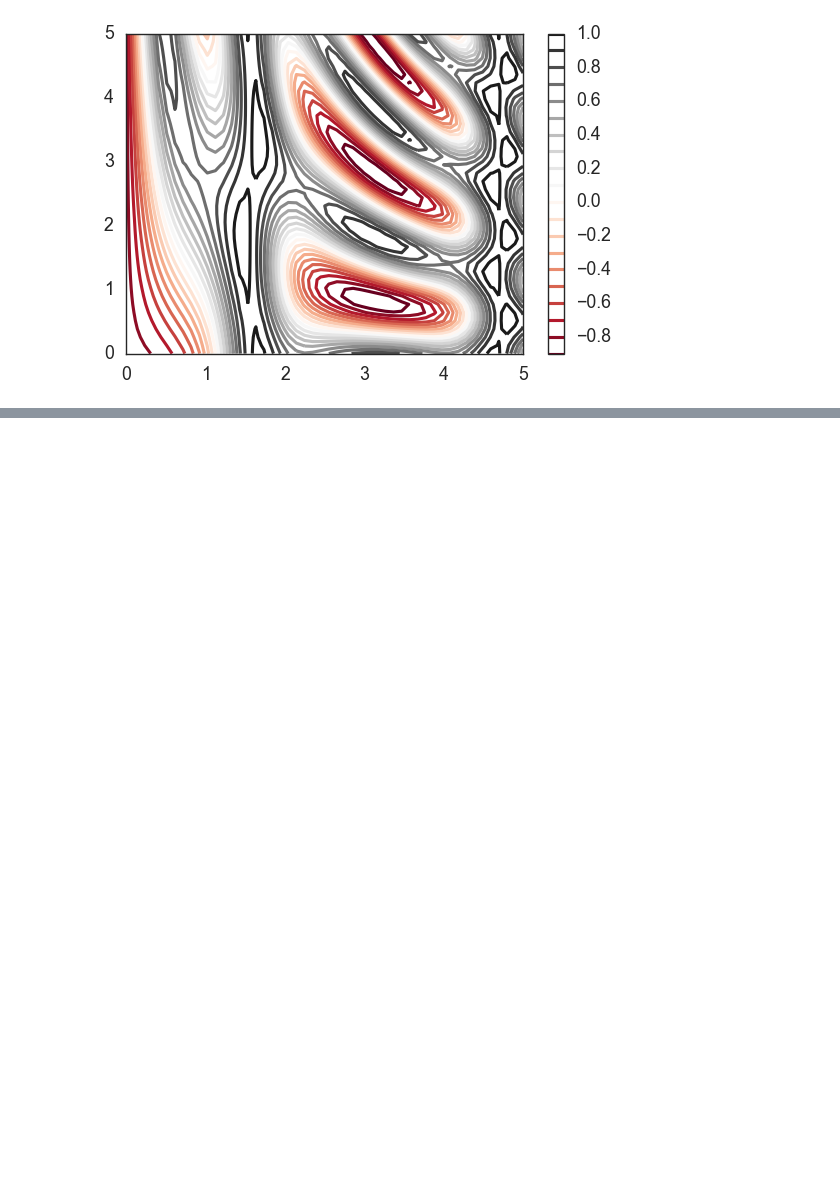
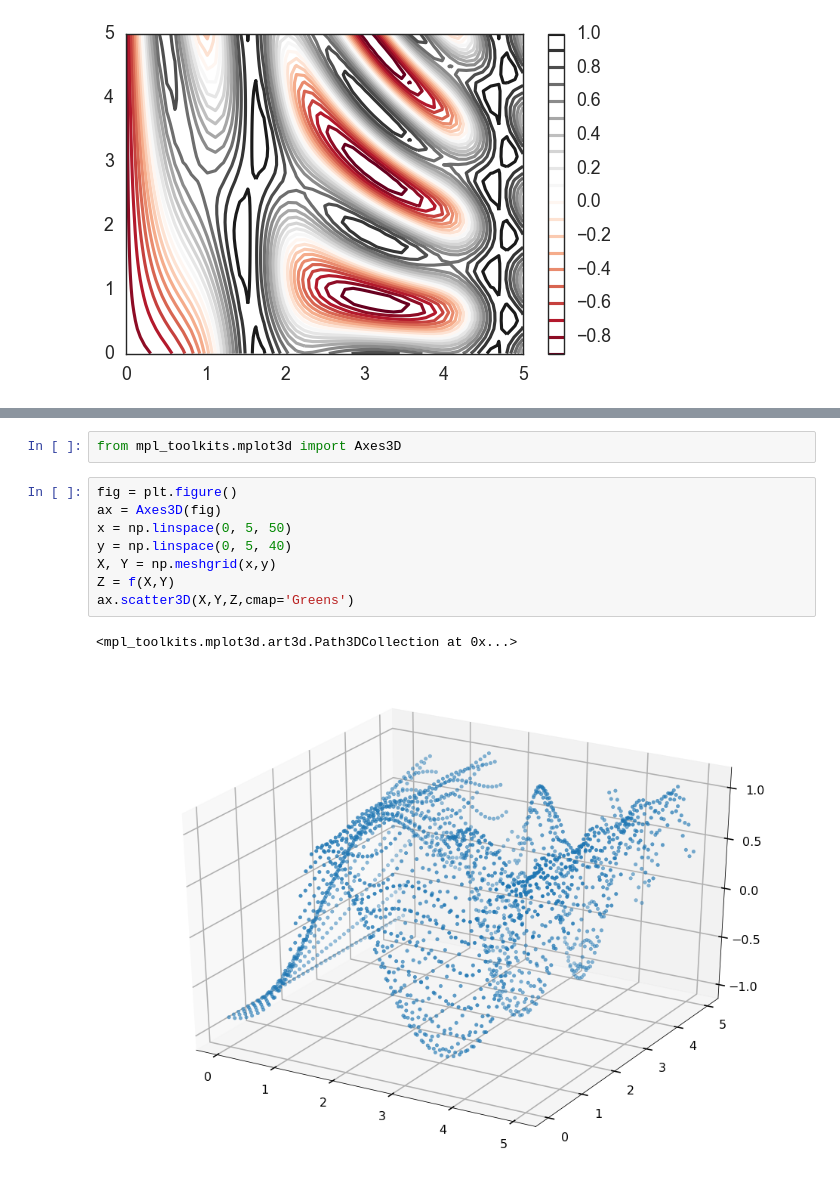
Before and after one commit to riversxiao/datamining, a Jupyter notebook: datavisualization/Basic_Matplotlib.ipynb, the cells around one changed output, grey strips where cells are left out. Drawn from its saved outputs; the diff is of its cells as text; blank space fills up the shorter version.

```diff
--- a/datavisualization/Basic_Matplotlib.ipynb
+++ b/datavisualization/Basic_Matplotlib.ipynb
@@ -310,0 +372,13 @@ plt.imshow(Z,extent=[])
+# %%
+from mpl_toolkits.mplot3d import Axes3D
+# %%
+fig = plt.figure()
+ax = Axes3D(fig)
+x = np.linspace(0, 5, 50)
+y = np.linspace(0, 5, 40)
+X, Y = np.meshgrid(x,y)
+Z = f(X,Y)
+ax.scatter3D(X,Y,Z,cmap='Greens')
+# %% [output]
+<mpl_toolkits.mplot3d.art3d.Path3DCollection at 0x...>
+[figure, added]
```
Also changed, not shown: parts of 10 cells of this notebook, 1 other file.
